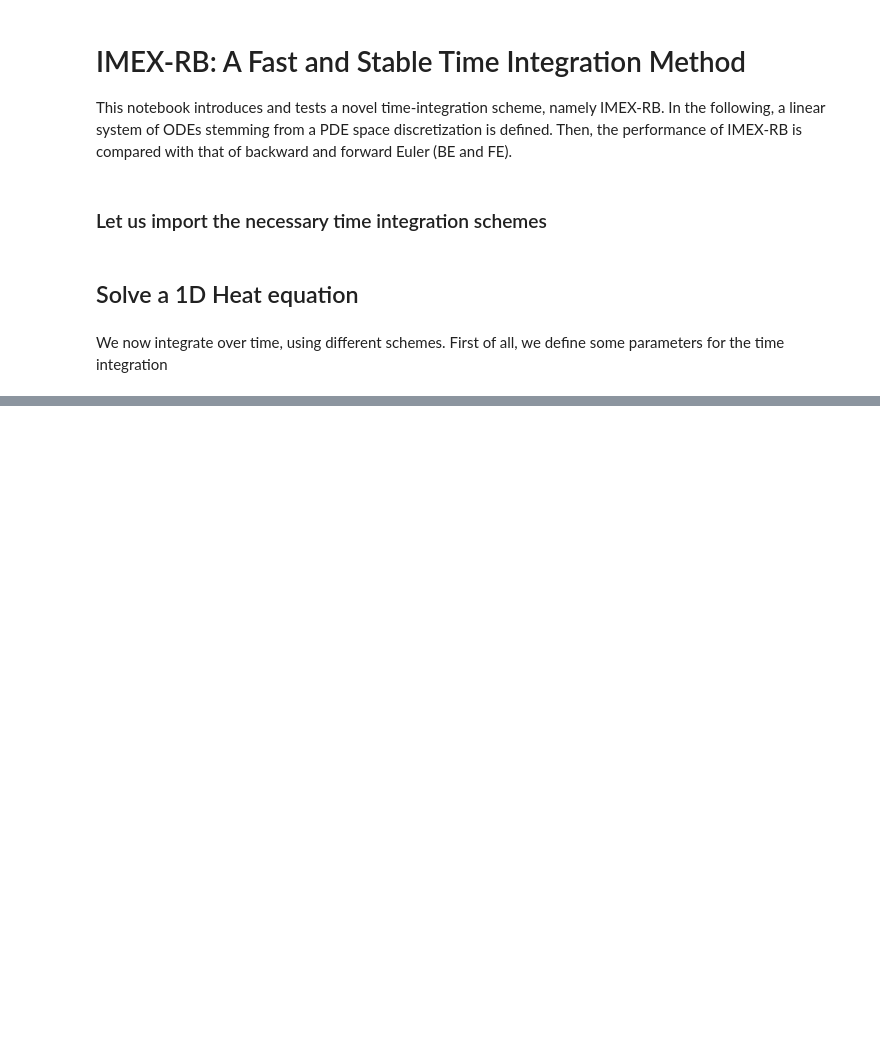
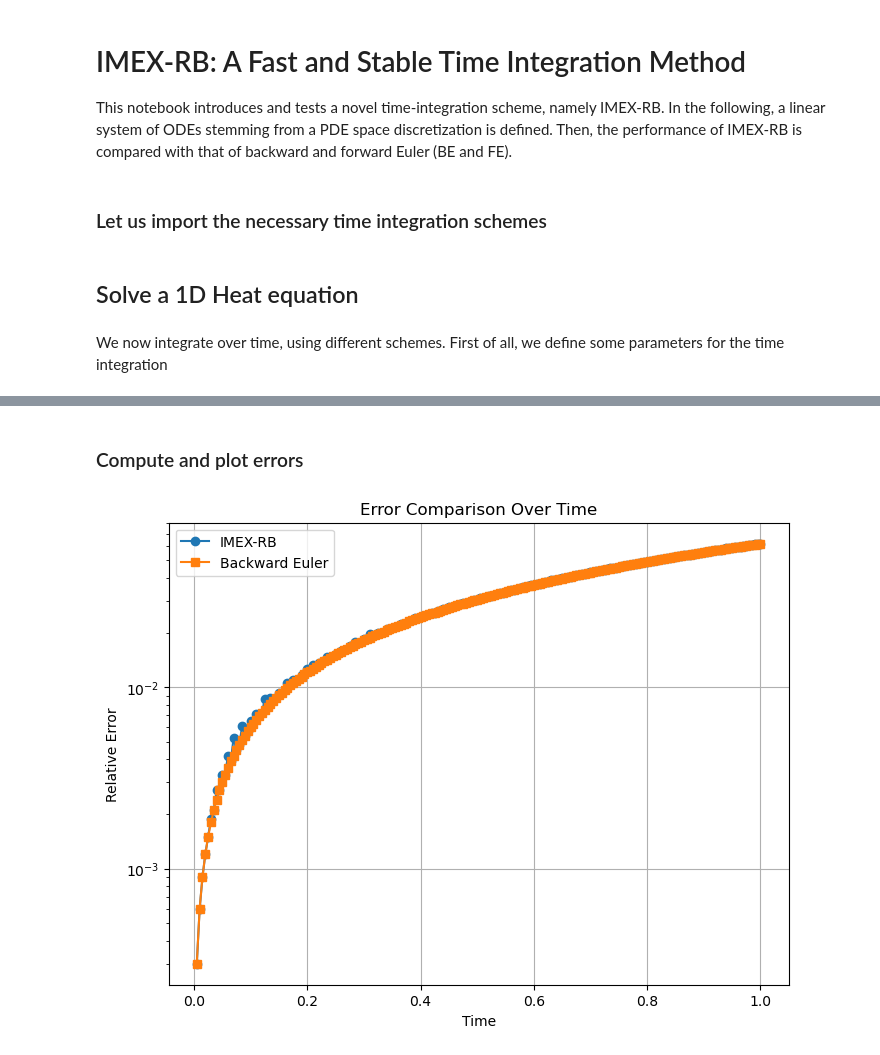
Before and after one commit to Fra-Sala/IMEX-RB, a Jupyter notebook: main_imexrb.ipynb, the cells around one changed output, grey strips where cells are left out. Drawn from its saved outputs; the diff is of its cells as text; code cells hidden in the pictures; blank space fills up the shorter version.

```diff
--- a/main_imexrb.ipynb
+++ b/main_imexrb.ipynb
@@ -16,8 +16,8 @@ from imexrb import imexrb
 from problems1D import Heat1D
 
 L = 1
-Nx = 100
-kappa = 0.1
+Nx = 500
+kappa = 0.5
 bc_left = 0.0
 bc_right = 0.0
 t0 = 0.0
@@ -30,9 +30,9 @@ u0 = problem.initial_condition()
 We now integrate over time, using different schemes. First of all, we define some parameters for the time integration
 # %%
 # Define number of timesteps
-Nt = 100
+Nt = 200
 # Define epsilon for absolute stability condition
-epsilon = 1.0/np.linalg.cond(problem.A)
+epsilon = 1e-4 # 1.0/np.linalg.cond(problem.A)
 # Define max dimension of subspace before subiterations
 maxsize = int(np.ceil(np.pow(Nx, 1/3)))
 # Define max allowed enlargement during subiterations
@@ -44,0 +65,31 @@ NameError: name 'un' is not defined
+# %%
+uBE, _ = backward_euler(problem, u0, tspan, Nt)
+uFE, _ = forward_euler(problem, u0, tspan, Nt)
+# %% [markdown]
+### Compute and plot errors
+# %%
+from utils import compute_errors
+import matplotlib.pyplot as plt
+
+# Compute relative errors over time
+errIMEX = compute_errors(uIMEX, tvec, problem.domain, problem.exact_sol)
+errBE = compute_errors(uBE, tvec, problem.domain, problem.exact_sol)
+# errFE = compute_errors(uFE, tvec, problem.domain, problem.exact_sol)
+
+# Plot the errors
+plt.figure(figsize=(8, 6))
+plt.semilogy(tvec[1:], errIMEX, label="IMEX-RB", marker='o')
+plt.semilogy(tvec[1:], errBE, label="Backward Euler", marker='s')
+# plt.semilogy(tvec[1:], errFE, label="Forward Euler", marker='^')
+
+# Add labels, legend, and title
+plt.xlabel("Time")
+plt.ylabel("Relative Error")
+plt.title("Error Comparison Over Time")
+plt.legend()
+plt.grid(True)
+
+# Show the plot
+plt.show()
+# %% [output]
+[figure, added]
```
Also changed, not shown: parts of 8 cells of this notebook, 3 other files.
